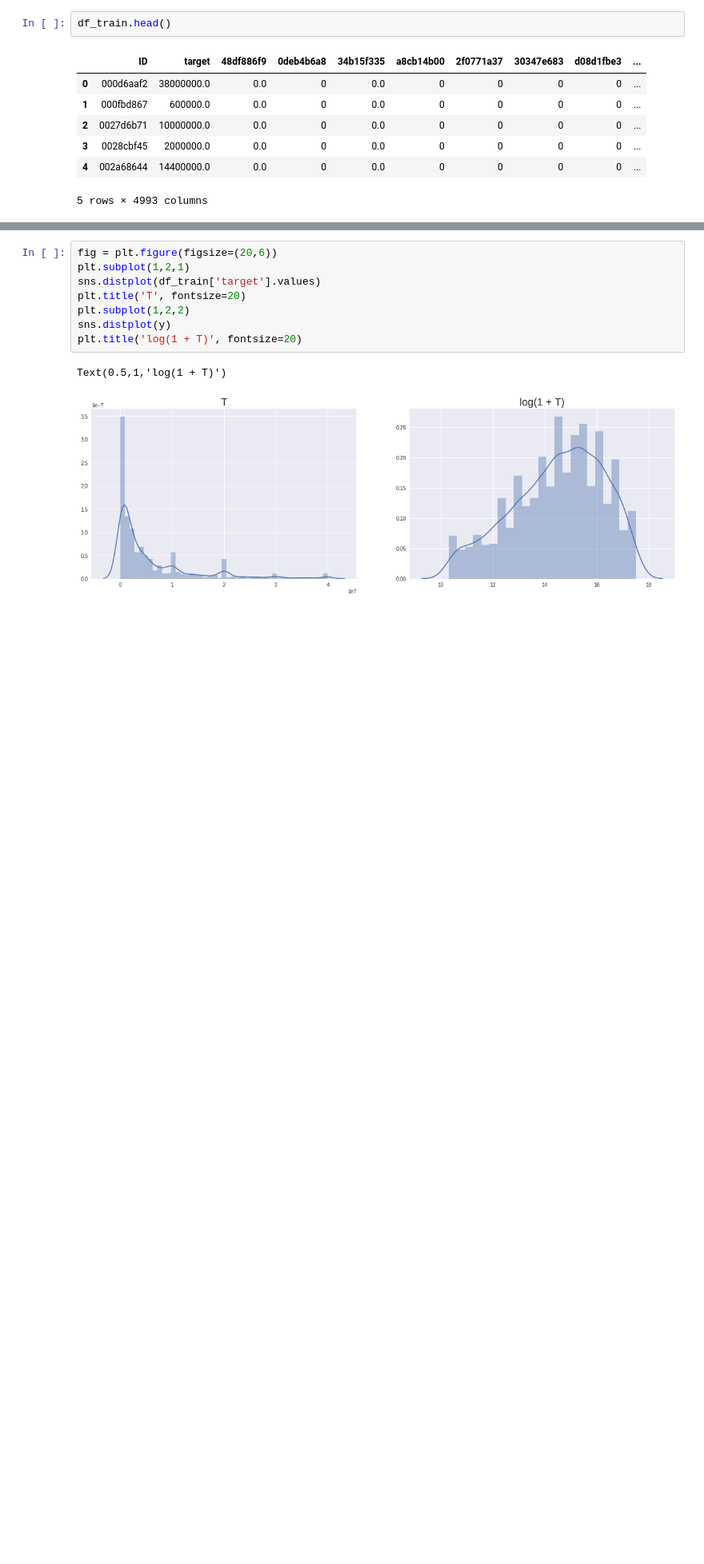
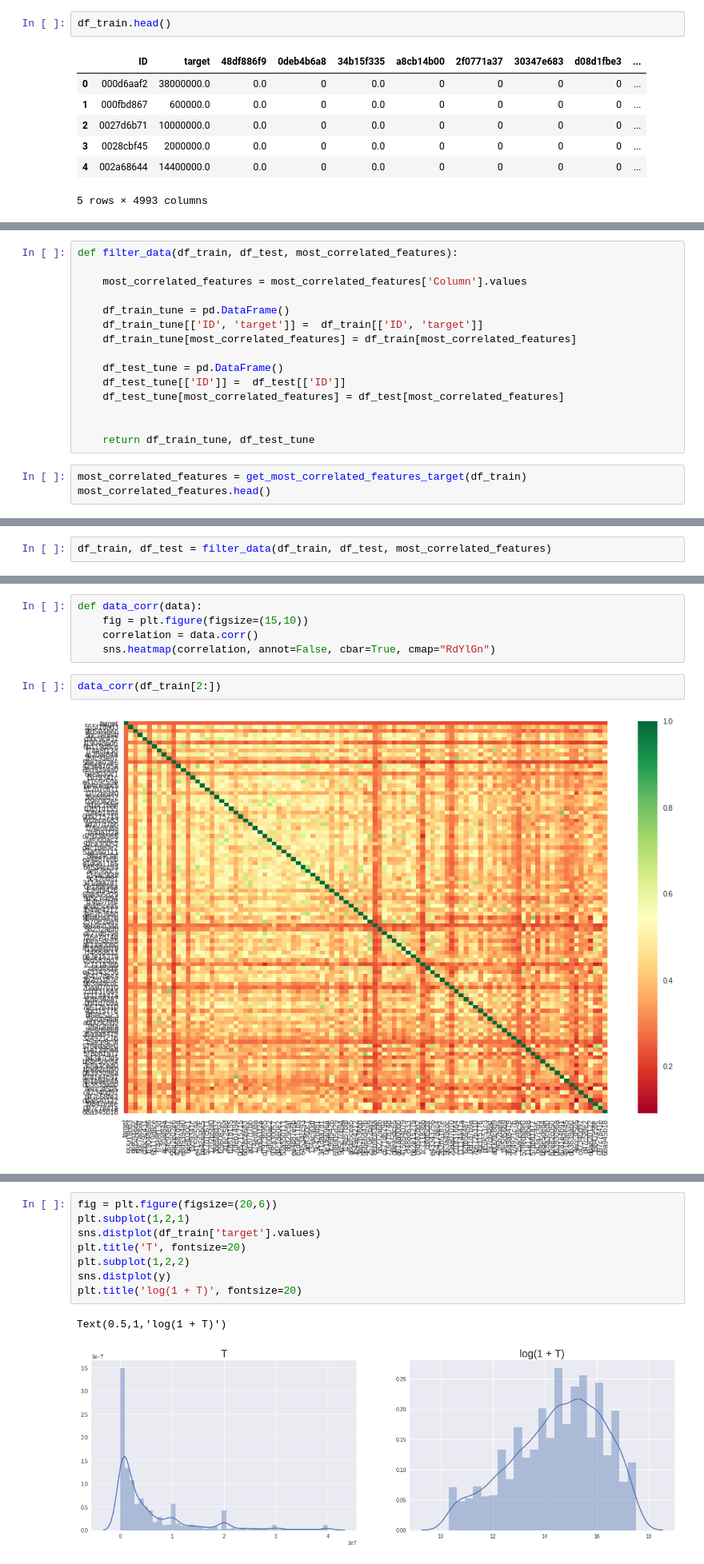
Before and after one commit to RenatoBMLR/Kraggle, a Jupyter notebook: Santander_Value_Prediction_Challenge/santander_value_prediction_challenge.ipynb, the cells around one changed output, grey strips where cells are left out. Shown: that part at 80% size. Saved outputs shown, nothing was run; the diff lists cells and outputs as text; blank space fills up the shorter version.

```diff
--- a/Santander_Value_Prediction_Challenge/santander_value_prediction_challenge.ipynb
+++ b/Santander_Value_Prediction_Challenge/santander_value_prediction_challenge.ipynb
@@ -94,0 +145,18 @@ df_train.head()
+# %%
+def filter_data(df_train, df_test, most_correlated_features):
+
+    most_correlated_features = most_correlated_features['Column'].values
+
+    df_train_tune = pd.DataFrame()
+    df_train_tune[['ID', 'target']] =  df_train[['ID', 'target']]
+    df_train_tune[most_correlated_features] = df_train[most_correlated_features]
+
+    df_test_tune = pd.DataFrame()
+    df_test_tune[['ID']] =  df_test[['ID']]
+    df_test_tune[most_correlated_features] = df_test[most_correlated_features]
+
+
+    return df_train_tune, df_test_tune
+# %%
+most_correlated_features = get_most_correlated_features_target(df_train)
+most_correlated_features.head()
@@ -94,0 +170,2 @@ df_train.head()
+# %%
+df_train, df_test = filter_data(df_train, df_test, most_correlated_features)
@@ -94,0 +182,9 @@ df_train.head()
+# %%
+def data_corr(data):
+    fig = plt.figure(figsize=(15,10))
+    correlation = data.corr()
+    sns.heatmap(correlation, annot=False, cbar=True, cmap="RdYlGn")
+# %%
+data_corr(df_train[2:])
+# %% [output]
+[figure, added]
```
Also changed, not shown: parts of 32 cells of this notebook.
